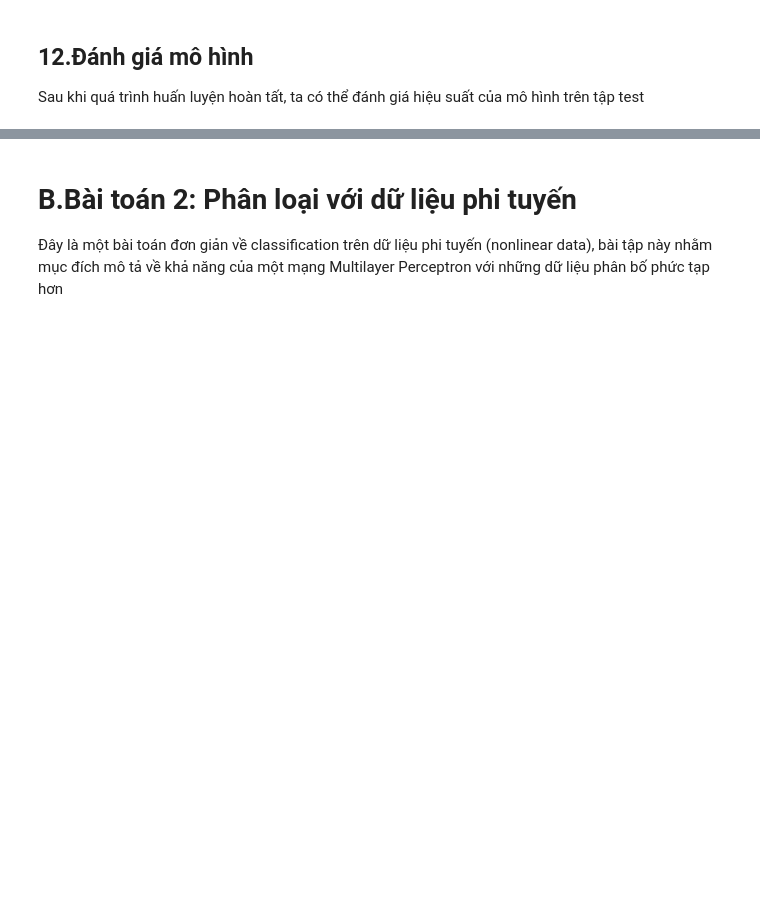
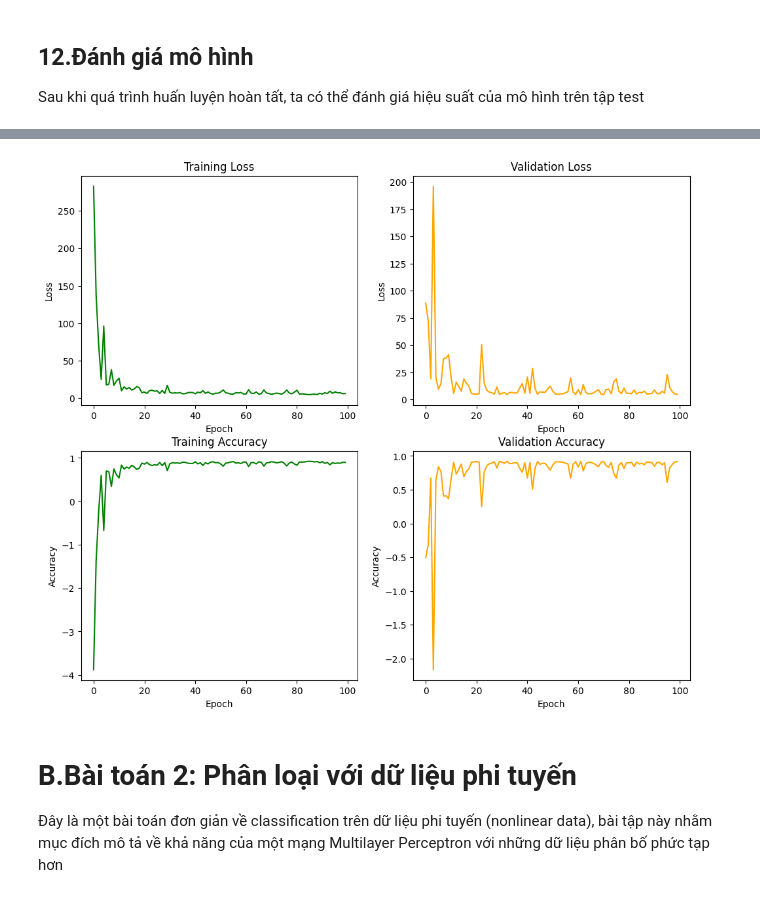
Before and after one commit to JetHuynh/AIO-2024, a Jupyter notebook: MODULE05/WEEK03/ExerciseM05W03.ipynb, the cells around one changed output, grey strips where cells are left out. Cells and saved outputs as stored; diff of their text form; code cells hidden in the pictures; blank space fills up the shorter version.

```diff
--- a/MODULE05/WEEK03/ExerciseM05W03.ipynb
+++ b/MODULE05/WEEK03/ExerciseM05W03.ipynb
@@ -336,3 +337,26 @@ R2:0.8570138216018677
+# %%
+#  trực quan kết quả huấn luyện trên tập train và val cho bài toán nonlinear data classification
+fig , ax = plt.subplots(2, 2, figsize=(12, 10))
+
+ax[0, 0].plot(train_losses, color='green')
+ax[0, 0].set(xlabel='Epoch', ylabel='Loss')
+ax[0, 0].set_title('Training Loss')
+
+ax [0, 1].plot(val_losses, color='orange')
+ax [0, 1].set(xlabel='Epoch', ylabel='Loss')
+ax [0, 1].set_title('Validation Loss')
+
+ax [1, 0].plot(train_r2, color='green')
+ax [1, 0].set(xlabel='Epoch', ylabel='Accuracy')
+ax [1, 0].set_title('Training Accuracy')
+
+ax [1, 1].plot(val_r2, color='orange')
+ax [1, 1].set(xlabel='Epoch', ylabel='Accuracy')
+ax [1, 1].set_title('Validation Accuracy')
+
+plt.show()
+# %% [output]
+[figure, added]
 # %% [markdown]
 # B.Bài toán 2: Phân loại với dữ liệu phi tuyến
 Đây là một bài toán đơn giản về classification trên dữ liệu phi tuyến (nonlinear data), bài tập này nhằm mục đích mô tả về khả năng của một mạng Multilayer Perceptron với những dữ liệu phân bố phức tạp hơn
```
Also changed, not shown: parts of 30 cells of this notebook, 6 other files.
